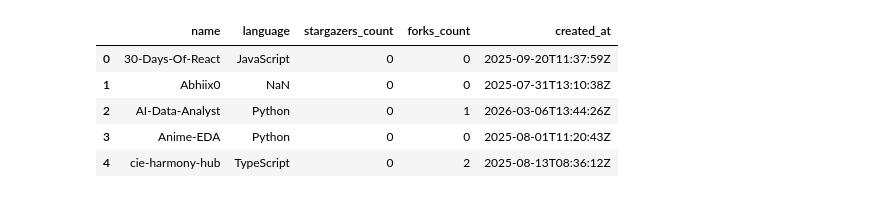
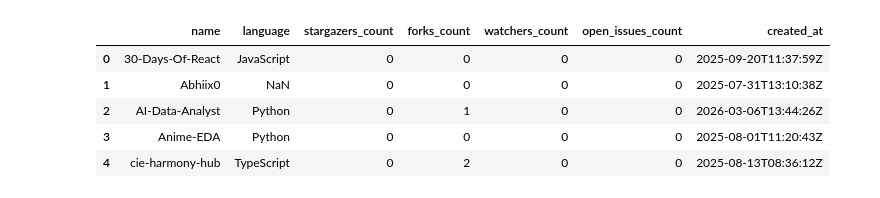
Before and after one commit to Abhiix0/github-insights-engine, a Jupyter notebook: notebooks/analysis.ipynb, the cells around one changed output. Saved outputs shown, nothing was run; the diff lists cells and outputs as text; code cells hidden in the pictures.

```diff
--- a/notebooks/analysis.ipynb
+++ b/notebooks/analysis.ipynb
@@ -1,14 +8,11 @@
 # %%
-import requests
-import pandas as pd
+username = "Abhiix0"
 
-url = "https://api.github.com/users/Abhiix0/repos"
+url = f"https://api.github.com/users/{username}/repos"
 
 response = requests.get(url)
 
-data = response.json()
+repos = response.json()
 
-df = pd.DataFrame(data)
-
-df.head()
+print(f"Total repositories fetched: {len(repos)}")
 # %% [output]
@@ -21,0 +20,4 @@ df.head()
+# %%
+df = pd.DataFrame(repos)
+
+df.head()
@@ -22,17 +32,19 @@ df.head()
 # %%
 df = df[[
     "name",
     "language",
     "stargazers_count",
     "forks_count",
+    "watchers_count",
+    "open_issues_count",
     "created_at"
 ]]
 
 df.head()
 # %% [output]
-|  | name | language | stargazers_count | forks_count | created_at |
-| 0 | 30-Days-Of-React | JavaScript | 0 | 0 | 2025-09-20T11:37:59Z |
-| 1 | Abhiix0 | NaN | 0 | 0 | 2025-07-31T13:10:38Z |
-| 2 | AI-Data-Analyst | Python | 0 | 1 | 2026-03-06T13:44:26Z |
-| 3 | Anime-EDA | Python | 0 | 0 | 2025-08-01T11:20:43Z |
-| 4 | cie-harmony-hub | TypeScript | 0 | 2 | 2025-08-13T08:36:12Z |
+|  | name | language | stargazers_count | forks_count | watchers_count | open_issues_count | created_at |
+| 0 | 30-Days-Of-React | JavaScript | 0 | 0 | 0 | 0 | 2025-09-20T11:37:59Z |
+| 1 | Abhiix0 | NaN | 0 | 0 | 0 | 0 | 2025-07-31T13:10:38Z |
+| 2 | AI-Data-Analyst | Python | 0 | 1 | 0 | 0 | 2026-03-06T13:44:26Z |
+| 3 | Anime-EDA | Python | 0 | 0 | 0 | 0 | 2025-08-01T11:20:43Z |
+| 4 | cie-harmony-hub | TypeScript | 0 | 2 | 0 | 0 | 2025-08-13T08:36:12Z |
```
Also changed, not shown: parts of 10 cells of this notebook.
